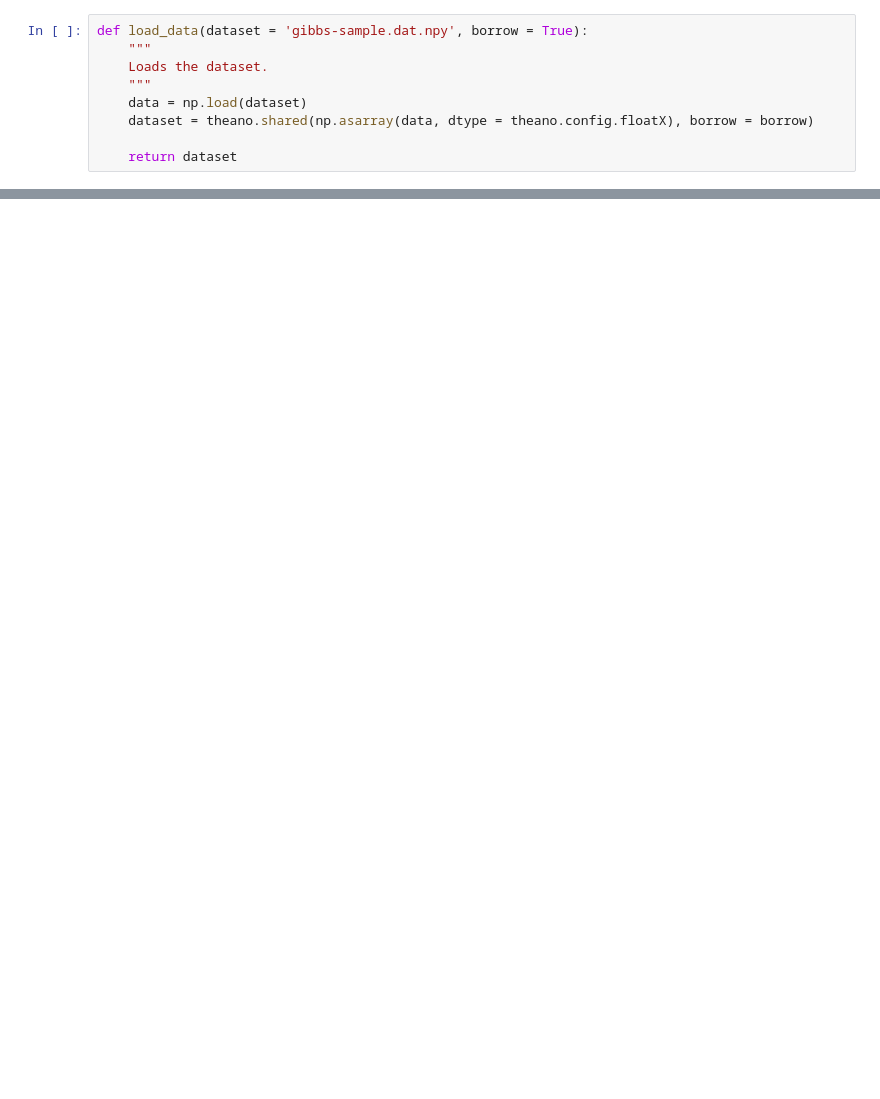
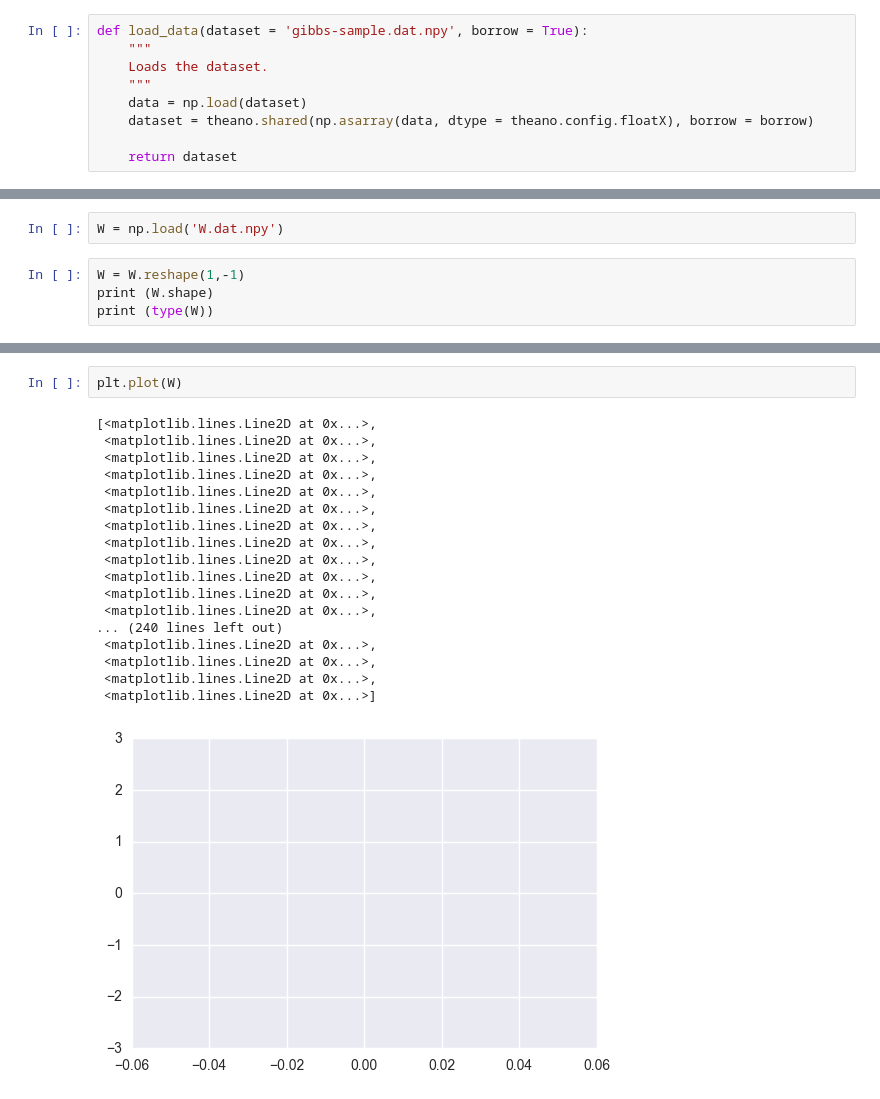
Before and after one commit to zunction/notebooks, a Jupyter notebook: mpf/rough work 2.ipynb, the cells around one changed output, grey strips where cells are left out. Drawn from its saved outputs; the diff is of its cells as text; blank space fills up the shorter version.

```diff
--- a/mpf/rough work 2.ipynb
+++ b/mpf/rough work 2.ipynb
@@ -57,0 +182,6 @@ print (A)
+# %%
+W = np.load('W.dat.npy')
+# %%
+W = W.reshape(1,-1)
+print (W.shape)
+print (type(W))
@@ -57,0 +197,21 @@ print (A)
+# %%
+plt.plot(W)
+# %% [output]
+[<matplotlib.lines.Line2D at 0x...>,
+ <matplotlib.lines.Line2D at 0x...>,
+ <matplotlib.lines.Line2D at 0x...>,
+ <matplotlib.lines.Line2D at 0x...>,
+ <matplotlib.lines.Line2D at 0x...>,
+ <matplotlib.lines.Line2D at 0x...>,
+ <matplotlib.lines.Line2D at 0x...>,
+ <matplotlib.lines.Line2D at 0x...>,
+ <matplotlib.lines.Line2D at 0x...>,
+ <matplotlib.lines.Line2D at 0x...>,
+ <matplotlib.lines.Line2D at 0x...>,
+ <matplotlib.lines.Line2D at 0x...>,
+... (240 lines left out)
+ <matplotlib.lines.Line2D at 0x...>,
+ <matplotlib.lines.Line2D at 0x...>,
+ <matplotlib.lines.Line2D at 0x...>,
+ <matplotlib.lines.Line2D at 0x...>]
+[figure, added]
```
Also changed, not shown: parts of 17 cells of this notebook.
